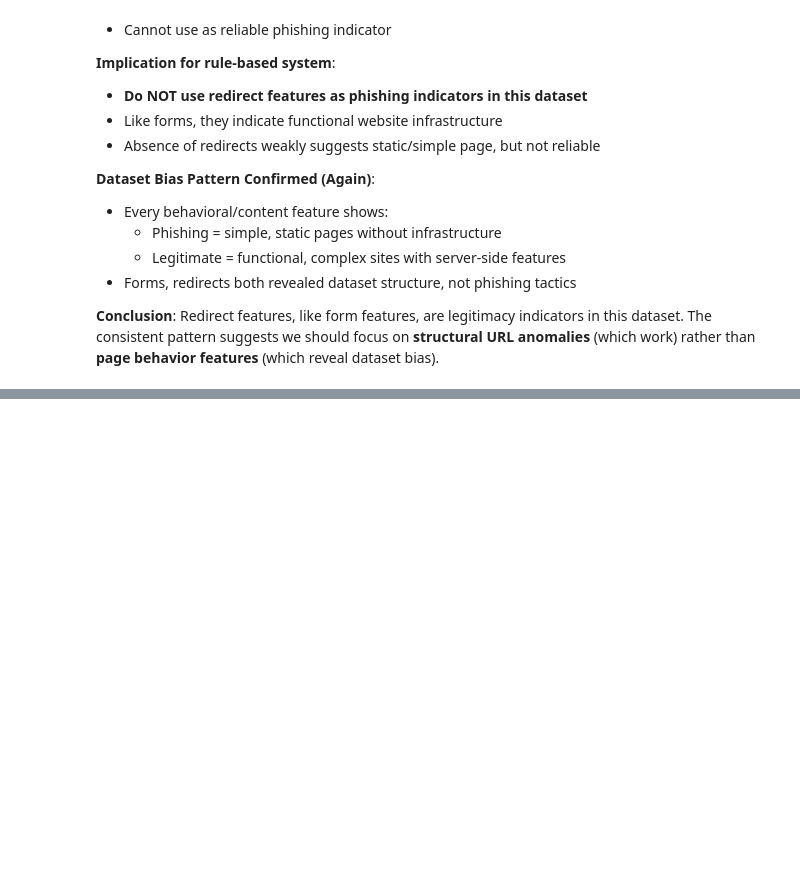
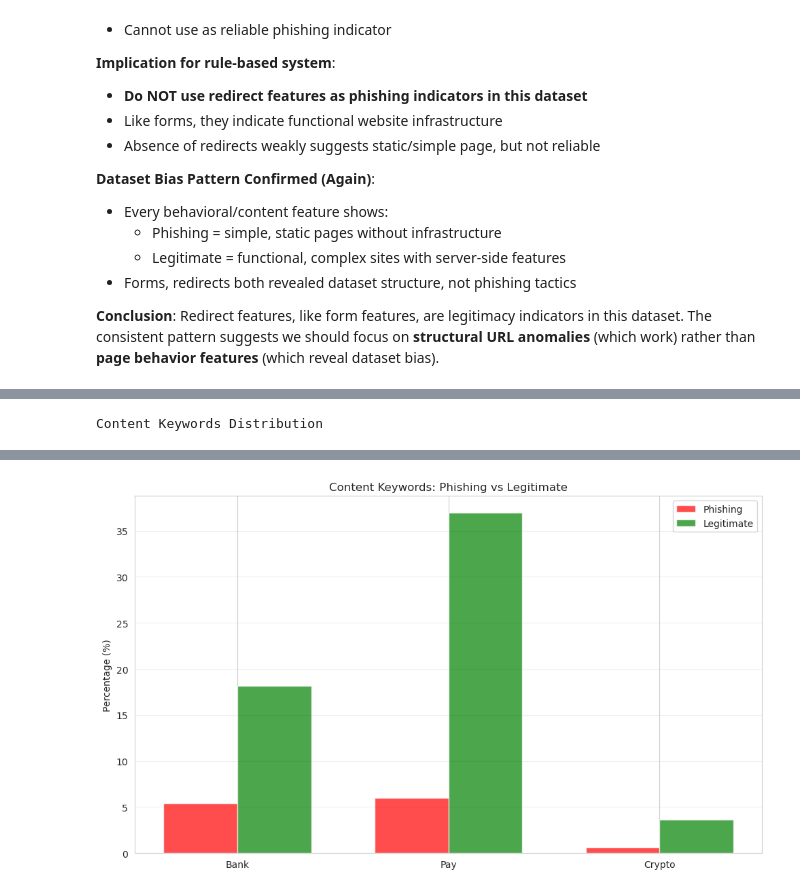
Before and after one commit to D0bledore/kaggle-phising-url-dataset, a Jupyter notebook: 1. Exploration.ipynb, the cells around one changed output, grey strips where cells are left out. Drawn from its saved outputs; the diff is of its cells as text; code cells hidden in the pictures; blank space fills up the shorter version.

```diff
--- a/1. Exploration.ipynb
+++ b/1. Exploration.ipynb
@@ -2300,0 +2310,76 @@ NoOfSelfRedirect:
+# %%
+# Distribution analysis for content keywords
+print("=== Content Keywords: Distribution Analysis ===\n")
+
+keyword_features = ['Bank', 'Pay', 'Crypto']
+
+# Basic statistics
+summary_data = []
+for feature in keyword_features:
+    phish_df = df4[df4['label'] == 0]
+    legit_df = df4[df4['label'] == 1]
+
+    phish_count = (phish_df[feature] == 1).sum()
+    legit_count = (legit_df[feature] == 1).sum()
+
+    phish_pct = phish_count / len(phish_df) * 100
+    legit_pct = legit_count / len(legit_df) * 100
+
+    summary_data.append({
+        'Feature': feature,
+        'Phishing Count': phish_count,
+        'Phishing %': phish_pct,
+        'Legitimate Count': legit_count,
+        'Legitimate %': legit_pct
+    })
+
+    print(f"{feature}:")
+    print(f"  Phishing:   {phish_count:6,} ({phish_pct:5.2f}%)")
+    print(f"  Legitimate: {legit_count:6,} ({legit_pct:5.2f}%)")
+    print()
+
+# Visualization
+summary_df = pd.DataFrame(summary_data)
+display(summary_df.style
+        .format({
+            'Phishing Count': '{:,}',
+            'Legitimate Count': '{:,}',
+            'Phishing %': '{:.2f}%',
+            'Legitimate %': '{:.2f}%'
+        })
+        .background_gradient(subset=['Phishing %', 'Legitimate %'], cmap='RdYlGn_r')
+        .set_caption("Content Keywords Distribution"))
+
+import matplotlib.pyplot as plt
+fig, ax = plt.subplots(figsize=(10, 6))
+
+x = range(len(keyword_features))
+width = 0.35
+
+ax.bar([i - width/2 for i in x], summary_df['Phishing %'], width,
+       label='Phishing', color='red', alpha=0.7)
+ax.bar([i + width/2 for i in x], summary_df['Legitimate %'], width,
+       label='Legitimate', color='green', alpha=0.7)
+
+ax.set_ylabel('Percentage (%)')
+ax.set_title('Content Keywords: Phishing vs Legitimate')
+ax.set_xticks(x)
+ax.set_xticklabels(keyword_features)
+ax.legend()
+ax.grid(axis='y', alpha=0.3)
+
+plt.tight_layout()
+plt.show()
+
+# Check for co-occurrence
+print("\n=== Keyword Co-occurrence ===\n")
+has_bank = df4[df4['Bank'] == 1]
+print(f"URLs with Bank keyword: {len(has_bank):,}")
+print(f"  Also have Pay: {(has_bank['Pay'] == 1).sum():,} ({(has_bank['Pay'] == 1).sum()/len(has_bank)*100:.1f}%)")
+print(f"  Also have Crypto: {(has_bank['Crypto'] == 1).sum():,} ({(has_bank['Crypto'] == 1).sum()/len(has_bank)*100:.1f}%)")
+
+has_pay = df4[df4['Pay'] == 1]
+print(f"\nURLs with Pay keyword: {len(has_pay):,}")
+print(f"  Also have Bank: {(has_pay['Bank'] == 1).sum():,} ({(has_pay['Bank'] == 1).sum()/len(has_pay)*100:.1f}%)")
+print(f"  Also have Crypto: {(has_pay['Crypto'] == 1).sum():,} ({(has_pay['Crypto'] == 1).sum()/len(has_pay)*100:.1f}%)")
+# %% [output]
@@ -2300,0 +2399 @@ NoOfSelfRedirect:
+Content Keywords Distribution
@@ -2300,0 +2404 @@ NoOfSelfRedirect:
+[figure, added]
```
Also changed, not shown: parts of 9 cells of this notebook.
